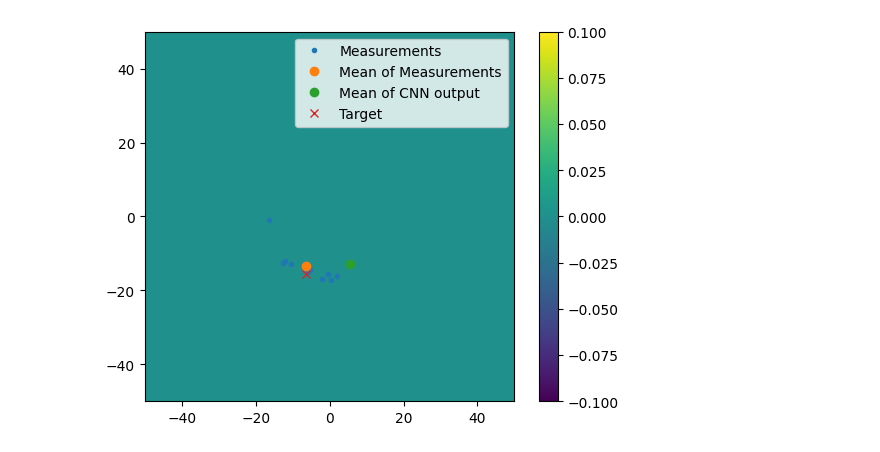
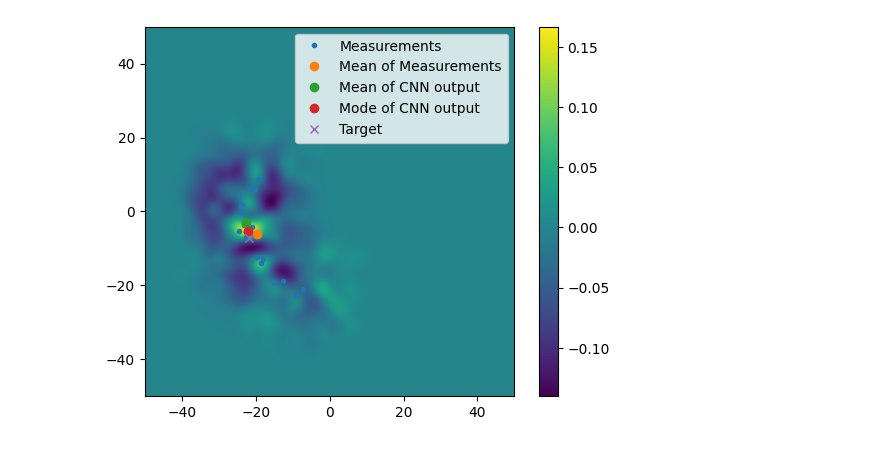
Before and after one commit to Damowerko/torchcps, a Jupyter notebook: notebooks/synthetic.ipynb, the cells around one changed output. Cells and saved outputs as stored; diff of their text form; code cells hidden in the pictures.

```diff
--- a/notebooks/synthetic.ipynb
+++ b/notebooks/synthetic.ipynb
@@ -125,0 +158,18 @@ plt.show()
+# %%
+def raster_rkhs(X: RKHS, sigma: float, width: float, resolution: int):
+    XY = (
+        torch.stack(
+            torch.meshgrid(
+                torch.linspace(-width / 2, width / 2, resolution),
+                torch.linspace(-width / 2, width / 2, resolution),
+            ),
+            dim=-1,
+        )
+        .reshape(-1, 2)
+        .to(X.positions.device)
+    )
+    kernel = GaussianKernel(sigma)
+    values = kernel(XY, X.positions[0, 0]) @ X.weights
+    XY = XY.reshape(resolution, resolution, 2).detach()
+    values = values.reshape(resolution, resolution).detach()
+    return values, XY
@@ -176,50 +239,45 @@ plt.show()
 # %%
 idx = np.random.randint(0, n_samples)
+resolution = 1000
 
 with torch.no_grad():
     x = measurements[None, idx, None, ...].cuda()
     y = targets[None, idx, None, None, :].cuda()
-    x_weights = torch.ones(*x.shape[:-1], device=x.device)
-    y_weights = torch.ones(*y.shape[:-1], device=y.device)
+    x_weights = torch.ones(*x.shape[:-1], device=x.device)[..., None]
+    y_weights = torch.ones(*y.shape[:-1], device=y.device)[..., None]
 
-    z, z_weights = model((x, x_weights))
+    model.eval()
+    with torch.no_grad():
+        z, z_weights = model(RKHS(x, x_weights))
+    model.train()
 
     # squeeze all the tensors
     x = x.squeeze().cpu()
     y = y.squeeze().cpu()
-    z = z.squeeze().cpu()
-    z_weights = z_weights.squeeze().cpu()
 
     extent = [-50, 50, -50, 50]
-    # extent = [y[0].item() - 10, y[0].item() + 10, y[1].item() - 10, y[1].item() + 10]
-    XY = torch.stack(
-        torch.meshgrid(
-            [
-                torch.linspace(-extent[0], extent[1], 1000),
-                torch.linspace(-extent[0], extent[1], 1000),
-            ]
-        ),
-        -1,
-    ).reshape(-1, 2)
-    kernel = GaussianKernel(sigma[-1])
-    values = kernel(XY, z) @ z_weights
-    values = values.reshape(1000, 1000).cpu().numpy()
-
+    values, XY = raster_rkhs(RKHS(z, z_weights), sigma[-1], 100, 1000)
     # naive way to make predictions
     input_mean = x.mean(0)
-    # weigted mean of the cnn output
-    output_mean = (z * z_weights[:, None]).sum(0) / z_weights.sum()
+    # expectation
+    mean_xy = (XY * values[..., None]).sum((0, 1)) / values.sum()
+    # mode
+    mode_xy = XY.reshape(-1, 2)[torch.argmax(values)]
 
 plt.figure()
-plt.imshow(values.T, extent=extent, origin="lower")
+plt.imshow(values.T.cpu().detach(), extent=extent, origin="lower")
 
 plt.plot(*x.T, ".", label="Measurements")
 plt.plot(*input_mean, "o", label="Mean of Measurements")
-plt.plot(*output_mean, "o", label="Mean of CNN output")
+plt.plot(*mean_xy.detach().cpu(), "o", label="Mean of CNN output")
+plt.plot(*mode_xy.detach().cpu(), "o", label="Mode of CNN output")
 plt.plot(*y, "x", label="Target")
+
+plt.xlim(extent[0], extent[1])
+plt.ylim(extent[2], extent[3])
 
 plt.legend()
 plt.colorbar()
 plt.show()
 # %% [output]
-[figure, old version]
+[figure, new version]
```
Also changed, not shown: parts of 8 cells of this notebook, 1 other file.
